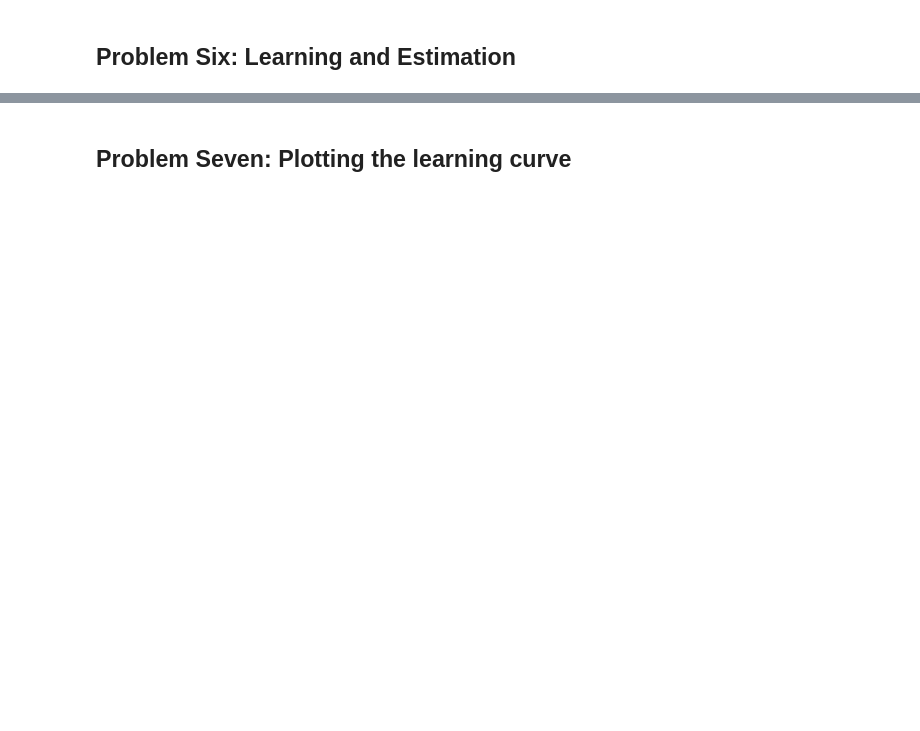
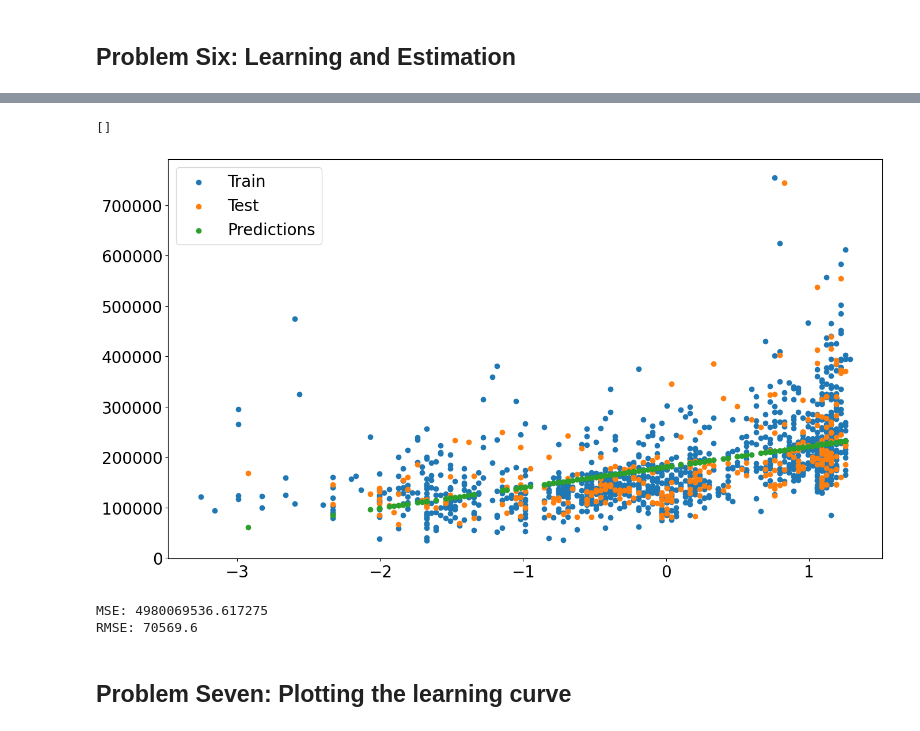
Before and after one commit to andervies/divic-corp-machine-learning-course, a Jupyter notebook: assignment17/Linear Regression Series.ipynb, the cells around one changed output, grey strips where cells are left out. Saved outputs shown, nothing was run; the diff lists cells and outputs as text; code cells hidden in the pictures; blank space fills up the shorter version.

```diff
--- a/assignment17/Linear Regression Series.ipynb
+++ b/assignment17/Linear Regression Series.ipynb
@@ -242,2 +241,29 @@ ValueError: matmul: Input operand 1 does not have enough dimensions (has 0, gufu
+# %%
+# Comparing with sklearn
+from sklearn.linear_model import LinearRegression
+
+reg2 = LinearRegression(lr)
+reg2.fit(X_train_std, y_train)
+y_pred_sk = reg2.predict(X_test_std)
+# %%
+fig = plt.subplots(figsize=(16, 9))
+plt.rcParams["font.size"] = 20
+
+plt.scatter(X_train_std, y_train, label="Train")
+plt.scatter(X_test_std, y_test, label="Test")
+plt.scatter(X_test_std, y_pred_sk, label="Predictions")
+plt.legend()
+plt.plot()
+# %% [output]
+[]
+[figure, added]
+# %%
+# Checking the Sklearn model's performance using the MSE and RMSE metrics
+mse_sk = mse(y_test, y_pred_sk)
+print(f"MSE: {mse_sk}")
+print(f"RMSE: {np.sqrt(mse_sk):.1f}")
+# %% [output]
+MSE: 4980069536.617275
+RMSE: 70569.6
 # %% [markdown]
 ## Problem Seven: Plotting the learning curve
```
Also changed, not shown: parts of 37 cells of this notebook, 1 other file.
